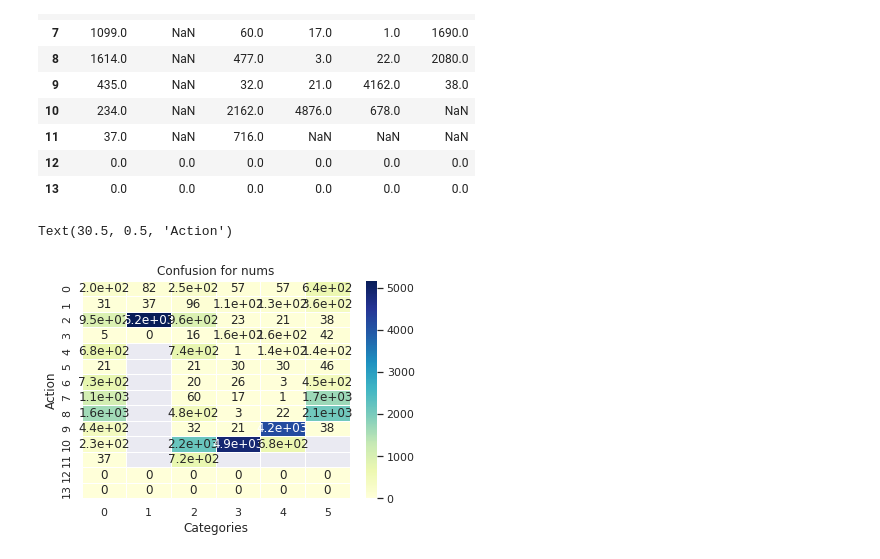
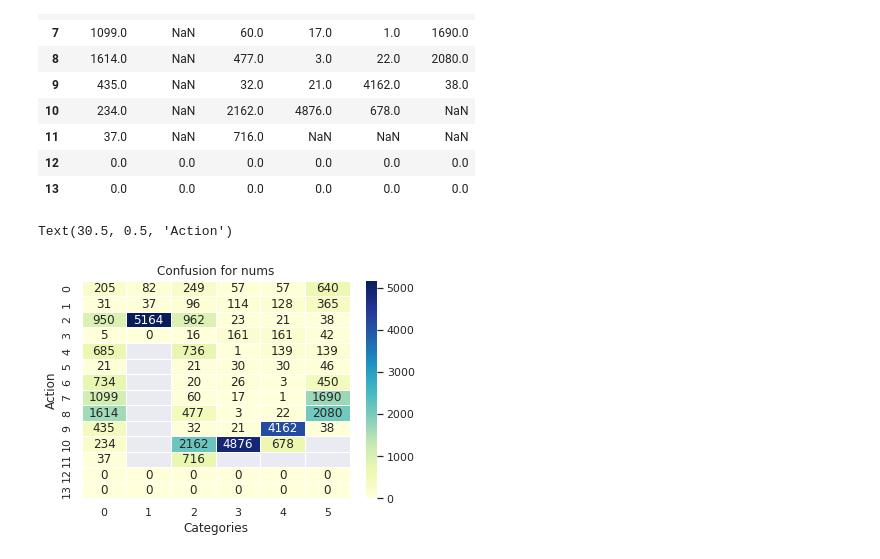
Before and after one commit to DoranLyong/BrainSignal_process, a Jupyter notebook: vis_statistic.ipynb, the cells around one changed output. Saved outputs shown, nothing was run; the diff lists cells and outputs as text; code cells hidden in the pictures.

Commit message:
seaborn

```diff
--- a/vis_statistic.ipynb
+++ b/vis_statistic.ipynb
@@ -92,10 +92,11 @@ for i in col_list:
 
 heat = np.hstack(case)
 # %%
-ax = sns.heatmap(heat, annot=True, linewidths=.5, cmap="YlGnBu")
+# (ref) https://stackoverflow.com/questions/29647749/seaborn-showing-scientific-notation-in-heatmap-for-3-digit-numbers
+ax = sns.heatmap(heat, annot=True, linewidths=.5, cmap="YlGnBu", fmt='.4g')
 plt.title("Confusion for nums")
 plt.xlabel('Categories')
 plt.ylabel('Action')
 # %% [output]
 Text(30.5, 0.5, 'Action')
-[figure, old version]
+[figure, new version]
```
